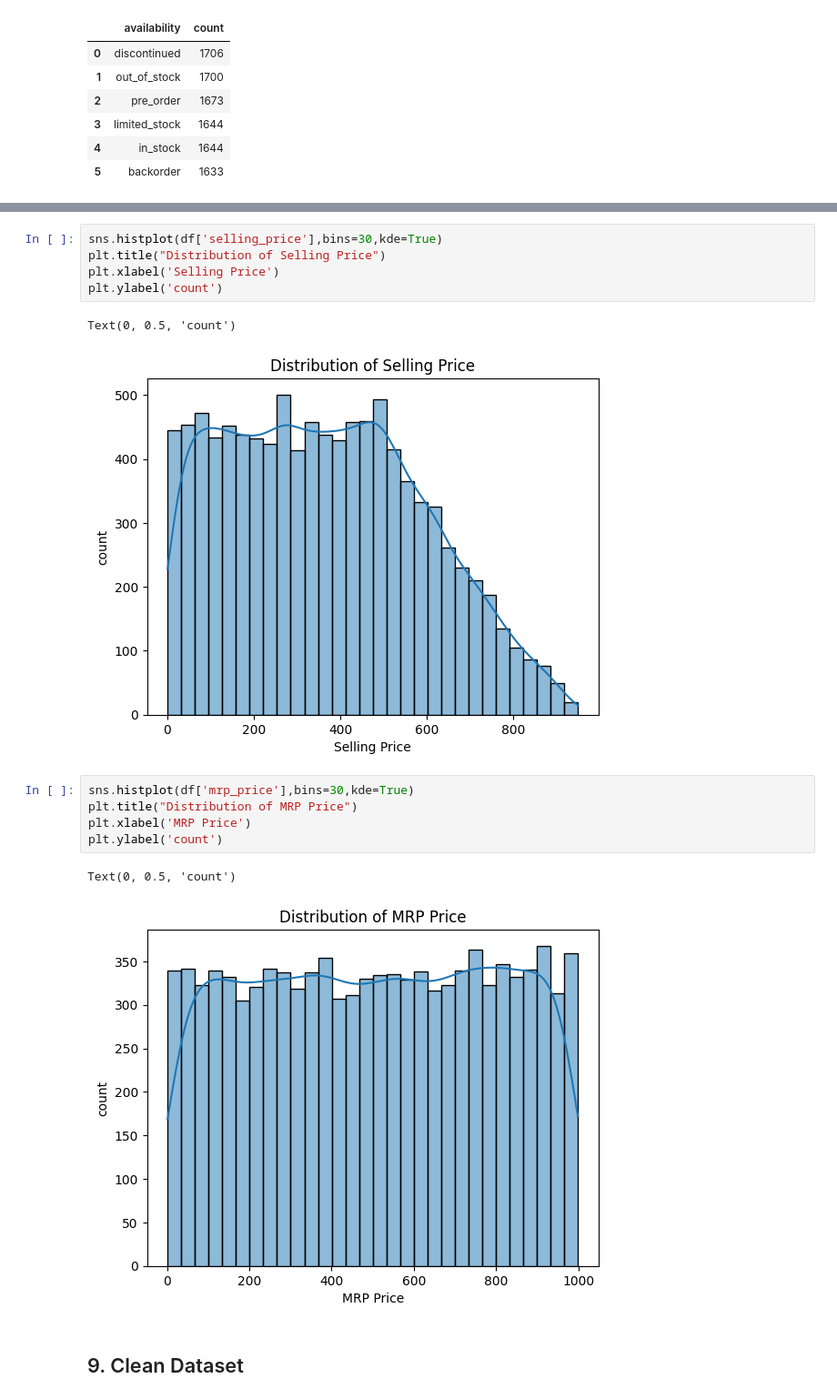
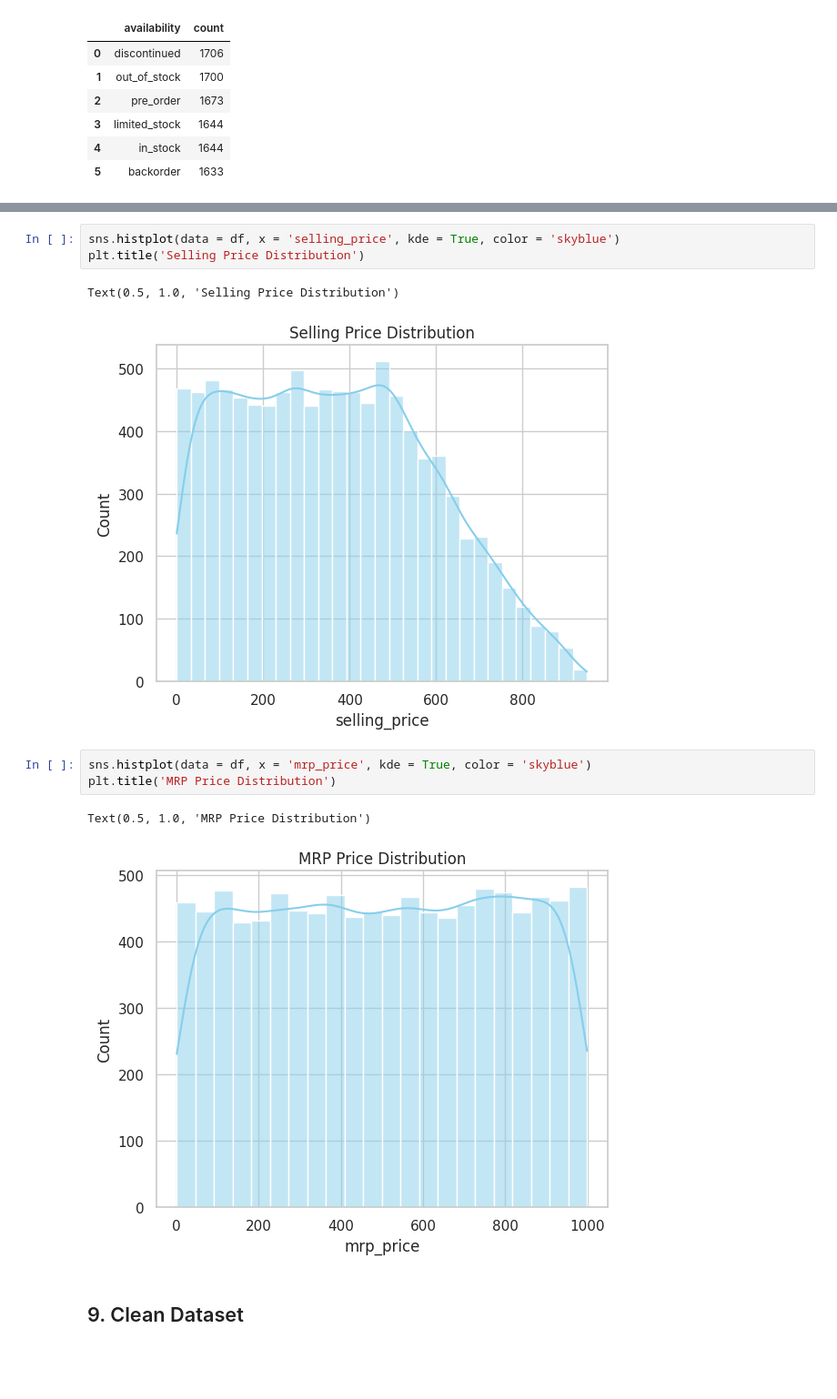
Before and after one commit to gauravvxv/Pilgrim-BI-Intern-Assignment, a Jupyter notebook: Notebook/Pilgirm.ipynb, the cells around one changed output, grey strips where cells are left out. Shown at 91% size. Drawn from its saved outputs; the diff is of its cells as text; blank space fills up the shorter version.

Commit message:
graphs added

```diff
--- a/Notebook/Pilgirm.ipynb
+++ b/Notebook/Pilgirm.ipynb
@@ -260,19 +311,15 @@ availibility_count
 # %%
-sns.histplot(df['selling_price'],bins=30,kde=True)
-plt.title("Distribution of Selling Price")
-plt.xlabel('Selling Price')
-plt.ylabel('count')
+sns.histplot(data = df, x = 'selling_price', kde = True, color = 'skyblue')
+plt.title('Selling Price Distribution')
 # %% [output]
-Text(0, 0.5, 'count')
+Text(0.5, 1.0, 'Selling Price Distribution')
-[figure, old version]
+[figure, new version]
 # %%
-sns.histplot(df['mrp_price'],bins=30,kde=True)
-plt.title("Distribution of MRP Price")
-plt.xlabel('MRP Price')
-plt.ylabel('count')
+sns.histplot(data = df, x = 'mrp_price', kde = True, color = 'skyblue')
+plt.title('MRP Price Distribution')
 # %% [output]
-Text(0, 0.5, 'count')
+Text(0.5, 1.0, 'MRP Price Distribution')
-[figure, old version]
+[figure, new version]
 # %% [markdown]
 ## 9. Clean Dataset
 # %%
```
Also changed, not shown: parts of 13 cells of this notebook.
